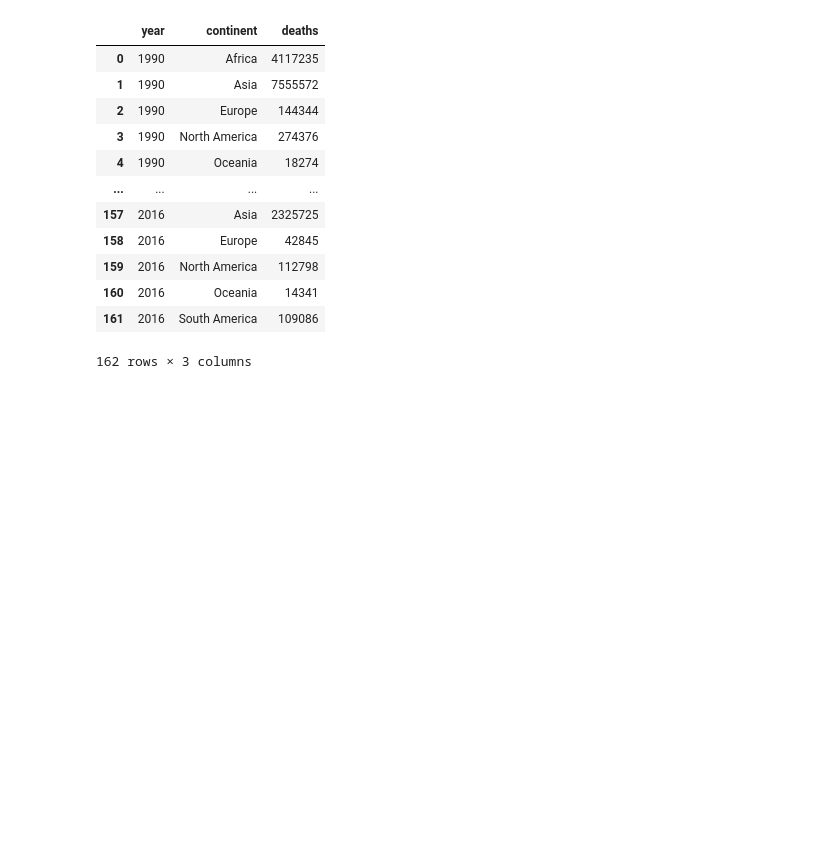
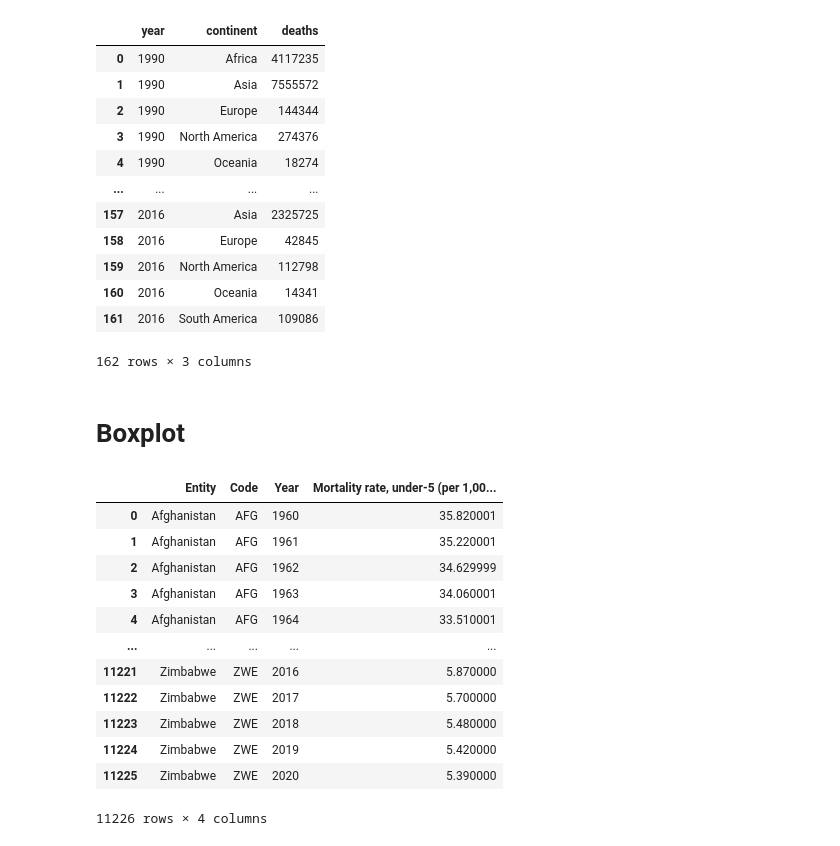
Before and after one commit to ongdisheng/FIT3179, a Jupyter notebook: project2/data/preprocess.ipynb, the cells around one changed output. Cells and saved outputs as stored; diff of their text form; code cells hidden in the pictures; blank space fills up the shorter version.

Commit message:
Added boxplot related files

```diff
--- a/project2/data/preprocess.ipynb
+++ b/project2/data/preprocess.ipynb
@@ -908,3 +908,24 @@ final
 162 rows × 3 columns
 # %%
 final.to_csv('stacked_area_chart.csv')
+# %% [markdown]
+# Boxplot
+# %%
+import pandas as pd
+
+mortality = pd.read_csv('child-mortality-igme.csv')
+mortality
+# %% [output]
+|  | Entity | Code | Year | Mortality rate, under-5 (per 1,00... |
+| 0 | Afghanistan | AFG | 1960 | 35.820001 |
+| 1 | Afghanistan | AFG | 1961 | 35.220001 |
+| 2 | Afghanistan | AFG | 1962 | 34.629999 |
+| 3 | Afghanistan | AFG | 1963 | 34.060001 |
+| 4 | Afghanistan | AFG | 1964 | 33.510001 |
+| ... | ... | ... | ... | ... |
+| 11221 | Zimbabwe | ZWE | 2016 | 5.870000 |
+| 11222 | Zimbabwe | ZWE | 2017 | 5.700000 |
+| 11223 | Zimbabwe | ZWE | 2018 | 5.480000 |
+| 11224 | Zimbabwe | ZWE | 2019 | 5.420000 |
+| 11225 | Zimbabwe | ZWE | 2020 | 5.390000 |
+11226 rows × 4 columns
```
Also changed, not shown: parts of 7 cells of this notebook, 3 other files.
